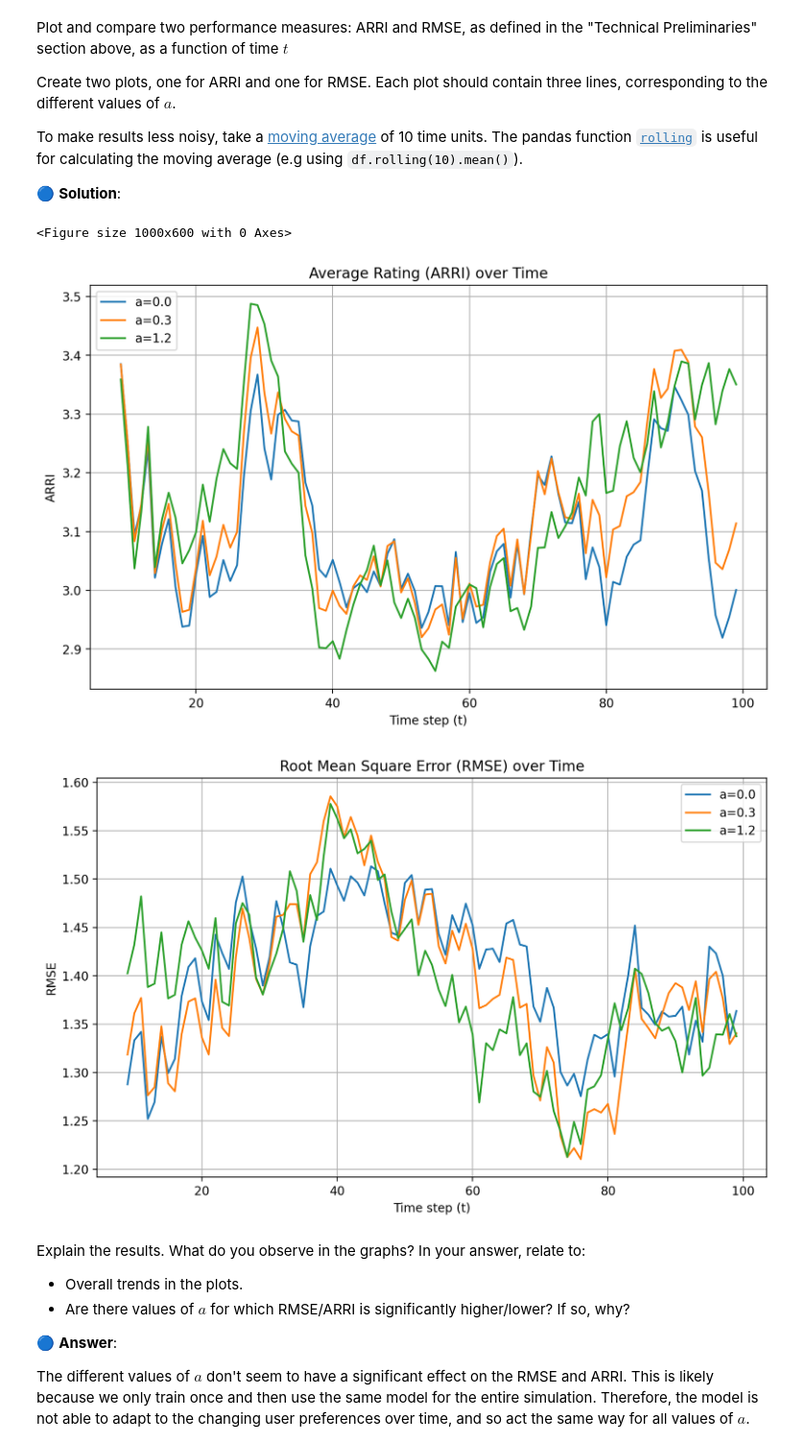
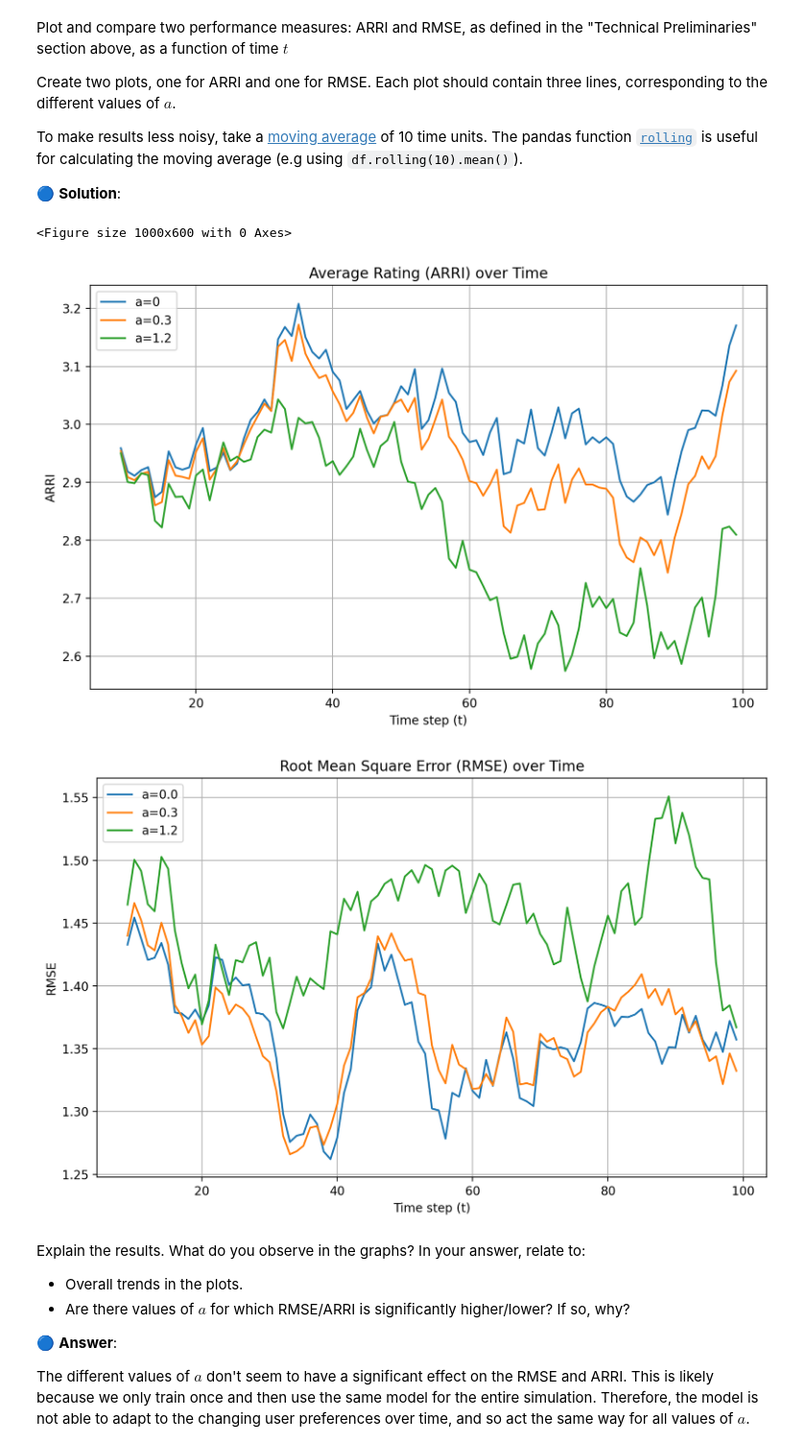
Before and after one commit to ashalem/ML_Human, a Jupyter notebook: WS4_W2024_students_3024.ipynb, the cells around one changed output. Shown at 96% size. Cells and saved outputs as stored; diff of their text form; code cells hidden in the pictures.

```diff
--- a/WS4_W2024_students_3024.ipynb
+++ b/WS4_W2024_students_3024.ipynb
@@ -406,7 +415,7 @@ The higher the $a$ value, the more the user preferences items with the same topi
 
 For the `TopicsDynamic` simulations below, we will use the following parameters:
 # %%
-simulation_random_state = 57
+simulation_random_state = 88
 
 topics_dynamic_params = {
     'n_users': 100,
@@ -497,7 +506,7 @@ for a in a_values:
         user_ratings_df = env.recommend(recommendations)
 
         recommendations_recording.extend([
-            (a, t, user, item, pred.est, user_ratings_df.loc[user_ratings_df['item_id']==item, 'rating'].values[0], env._get_latent_topic(item))
+            (a, t, user, item, pred.est, user_ratings_df.loc[user_ratings_df['user_id']==user, 'rating'].values[0], env._get_latent_topic(item))
             for (user, item), pred in zip(recommendations, predictions)
         ])
 
@@ -547,36 +556,36 @@ arri.columns = ['a', 't', 'arri']
 
 # Merge metrics
 metrics_df = pd.merge(rmse, arri, on=['a', 't'])
 
 # Plot ARRI
 plt.figure(figsize=(10, 6))
-for a_val in df['a'].unique():
+for a_val in a_values:
     data = metrics_df[metrics_df['a'] == a_val]
     plt.plot(data['t'], data['arri'].rolling(averaging_window_size).mean(), label=f'a={a_val}')
 
 plt.xlabel('Time step (t)')
 plt.ylabel('ARRI')
 plt.title('Average Rating (ARRI) over Time')
 plt.legend()
 plt.grid(True)
 plt.show()
 
 # Plot RMSE
 plt.figure(figsize=(10, 6))
 for a_val in df['a'].unique():
     data = metrics_df[metrics_df['a'] == a_val]
     plt.plot(data['t'], data['rmse'].rolling(averaging_window_size).mean(), label=f'a={a_val}')
 
 plt.xlabel('Time step (t)')
 plt.ylabel('RMSE')
 plt.title('Root Mean Square Error (RMSE) over Time')
 plt.legend()
 plt.grid(True)
 plt.show()
 # %% [output]
 <Figure size 1000x600 with 0 Axes>
-[figure, old version]
+[figure, new version]
-[figure, old version]
+[figure, new version]
 # %% [markdown]
 Explain the results. What do you observe in the graphs? In your answer, relate to:
 * Overall trends in the plots.
```
Also changed, not shown: parts of 28 cells of this notebook.
